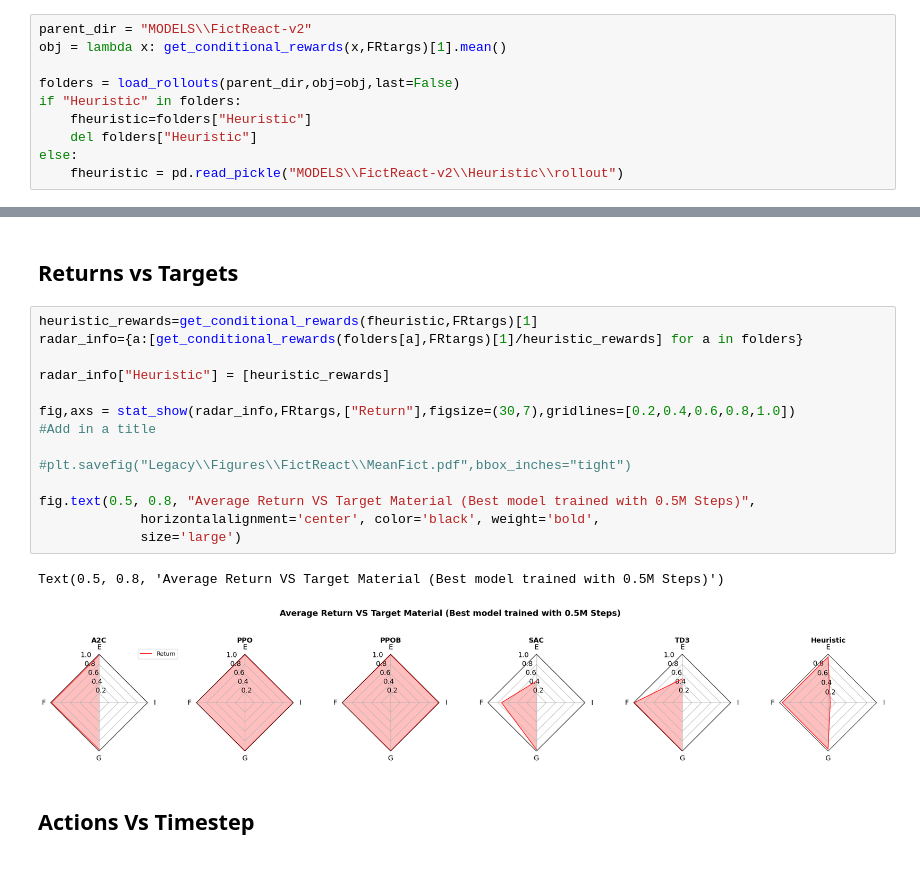
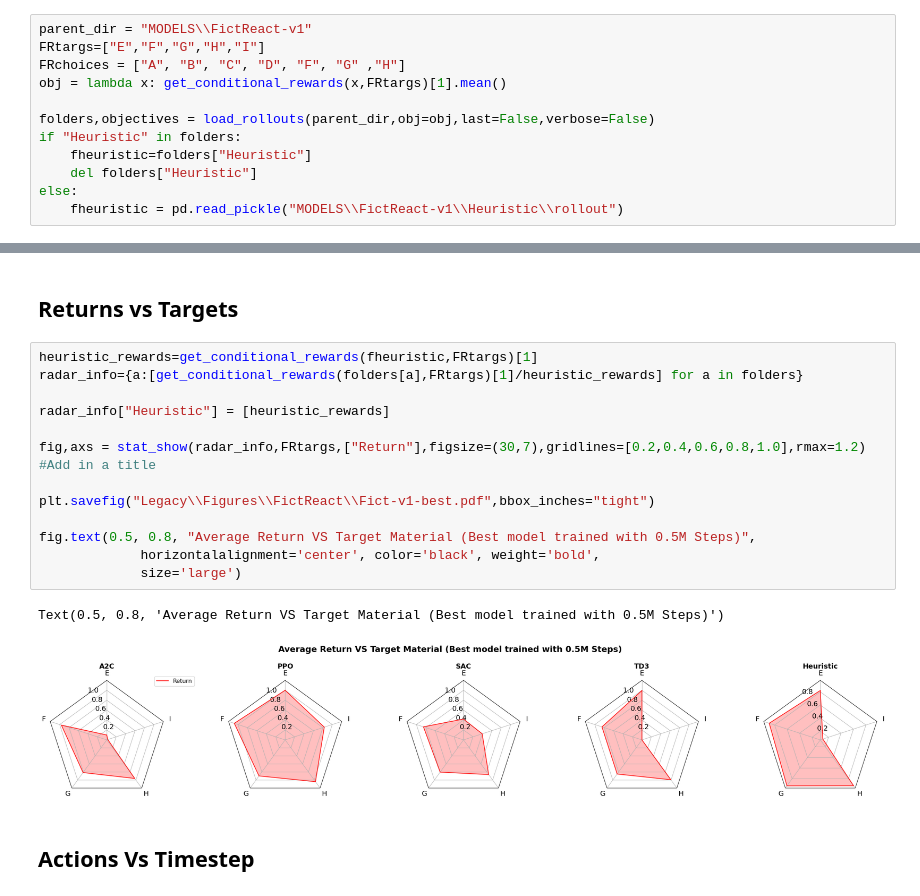
Before and after one commit to chemgymrl/chemgymrl, a Jupyter notebook: RL_rollout/React_Visualization.ipynb, the cells around one changed output, grey strips where cells are left out. Cells and saved outputs as stored; diff of their text form; blank space fills up the shorter version.

Commit message:
more graphing

```diff
--- a/RL_rollout/React_Visualization.ipynb
+++ b/RL_rollout/React_Visualization.ipynb
@@ -125,15 +126,17 @@ plotabt(all_acts,["dT","dV"]+CWchoices,colors,labels,points,names)
 # %% [markdown]
 # Fict React
 # %%
-parent_dir = "MODELS\\FictReact-v2"
+parent_dir = "MODELS\\FictReact-v1"
+FRtargs=["E","F","G","H","I"]
+FRchoices = ["A", "B", "C", "D", "F", "G" ,"H"]
 obj = lambda x: get_conditional_rewards(x,FRtargs)[1].mean()
 
-folders = load_rollouts(parent_dir,obj=obj,last=False)
+folders,objectives = load_rollouts(parent_dir,obj=obj,last=False,verbose=False)
 if "Heuristic" in folders:
     fheuristic=folders["Heuristic"]
     del folders["Heuristic"]
 else:
-    fheuristic = pd.read_pickle("MODELS\\FictReact-v2\\Heuristic\\rollout")
+    fheuristic = pd.read_pickle("MODELS\\FictReact-v1\\Heuristic\\rollout")
 # %% [markdown]
 ## Returns during Training
 # %%
@@ -167,20 +170,20 @@ plt.show()
 # %%
 heuristic_rewards=get_conditional_rewards(fheuristic,FRtargs)[1]
 radar_info={a:[get_conditional_rewards(folders[a],FRtargs)[1]/heuristic_rewards] for a in folders}
 
 radar_info["Heuristic"] = [heuristic_rewards]
 
-fig,axs = stat_show(radar_info,FRtargs,["Return"],figsize=(30,7),gridlines=[0.2,0.4,0.6,0.8,1.0])
+fig,axs = stat_show(radar_info,FRtargs,["Return"],figsize=(30,7),gridlines=[0.2,0.4,0.6,0.8,1.0],rmax=1.2)
 #Add in a title
 
-#plt.savefig("Legacy\\Figures\\FictReact\\MeanFict.pdf",bbox_inches="tight")
+plt.savefig("Legacy\\Figures\\FictReact\\Fict-v1-best.pdf",bbox_inches="tight")
 
 fig.text(0.5, 0.8, "Average Return VS Target Material (Best model trained with 0.5M Steps)",
              horizontalalignment='center', color='black', weight='bold',
              size='large')
 # %% [output]
 Text(0.5, 0.8, 'Average Return VS Target Material (Best model trained with 0.5M Steps)')
-[figure, old version]
+[figure, new version]
 # %% [markdown]
 ## Actions Vs Timestep
 # %%
```
Also changed, not shown: parts of 5 cells of this notebook, 3 other files.
